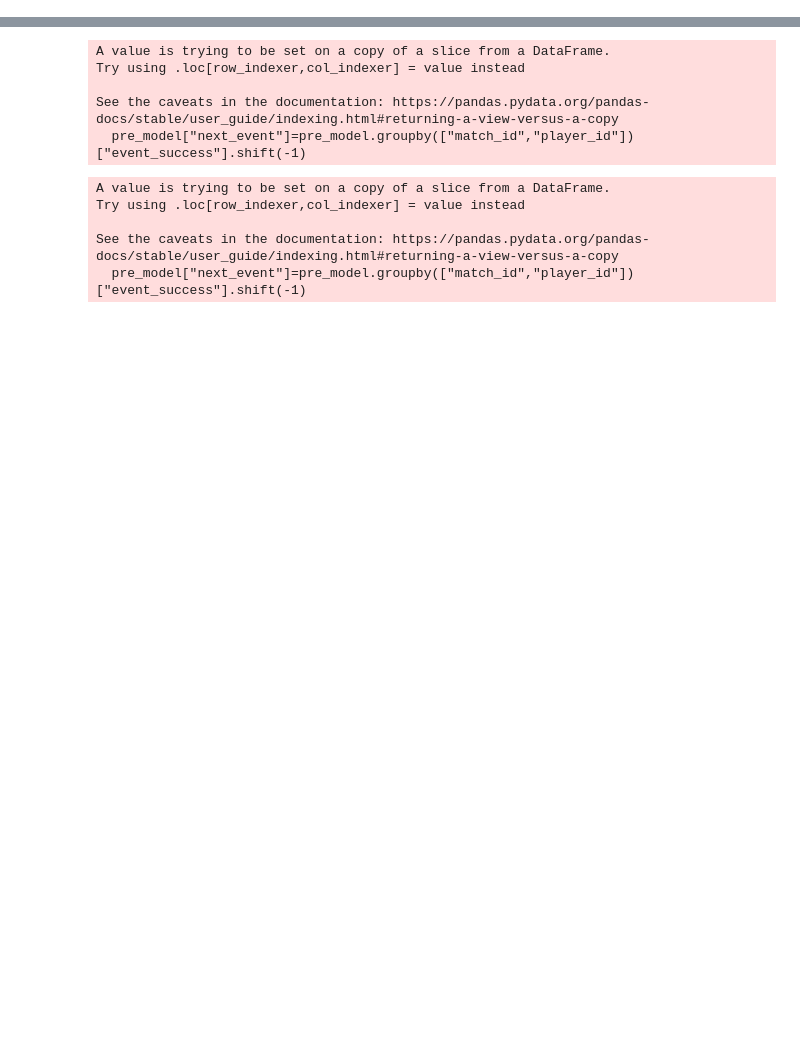
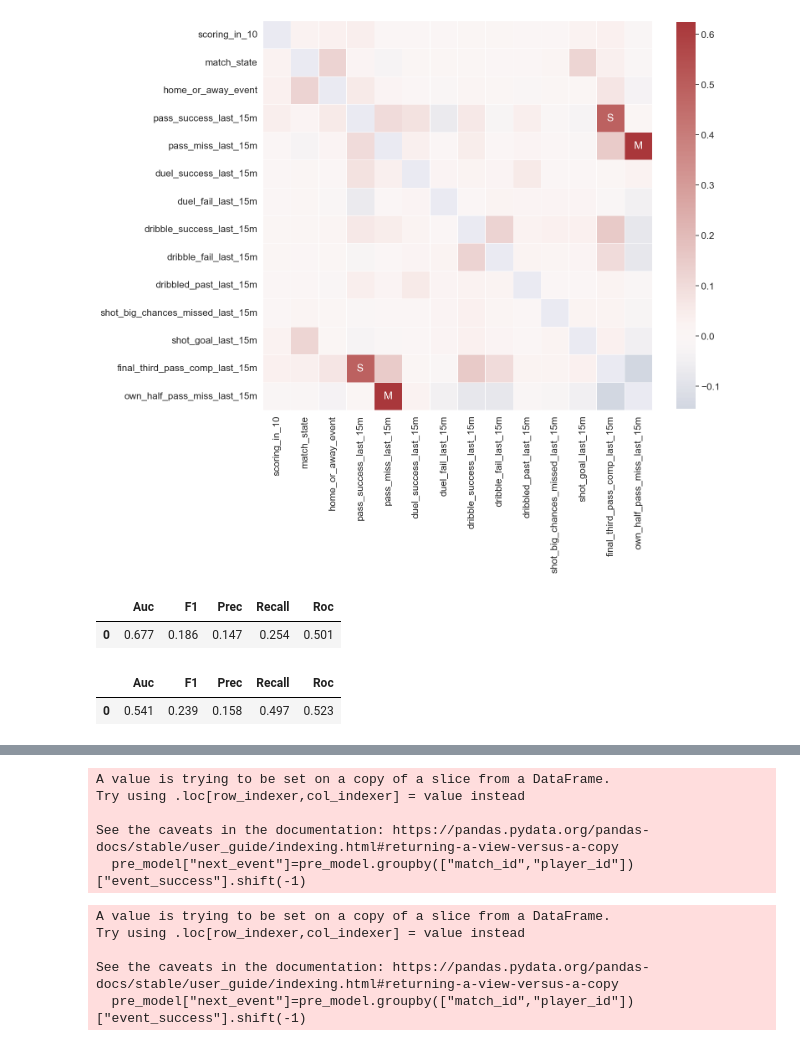
Before and after one commit to Kavdee/Diploma, a Jupyter notebook: dipterv_EDA.ipynb, the cells around one changed output, grey strips where cells are left out. Saved outputs shown, nothing was run; the diff lists cells and outputs as text; code cells hidden in the pictures; blank space fills up the shorter version.

```diff
--- a/dipterv_EDA.ipynb
+++ b/dipterv_EDA.ipynb
@@ -73,0 +340,2 @@ variables=['pass_success',"pass_miss","duel_success",'duel_fail','dribble_succes
+# %%
+model_scoring_15=df_15[df_15["minute"]>=5][scoring_model_cols_15].fillna(0)
@@ -73,0 +351,19 @@ variables=['pass_success',"pass_miss","duel_success",'duel_fail','dribble_succes
+# %%
+#Feature correlation
+
+# Computes feature correlation
+df_corr = model_scoring_15.corr(method="pearson")
+
+# Create labels for the correlation matrix
+labels = np.where(np.abs(df_corr)>0.75, "H",
+                  np.where(np.abs(df_corr)>0.5, "M",
+                           np.where(np.abs(df_corr)>0.25, "S", "")))
+
+# Plot correlation matrix
+plt.figure(figsize=(15, 15))
+sns.set(font_scale=1.5)
+sns.heatmap(df_corr, mask=np.eye(len(df_corr)), square=True,
+            center=0, annot=labels, fmt='', linewidths=.5,
+            cmap="vlag", cbar_kws={"shrink": 0.8},);
+# %% [output]
+[figure, added]
@@ -73,0 +373,12 @@ variables=['pass_success',"pass_miss","duel_success",'duel_fail','dribble_succes
+# %%
+model=RandomForestClassifier(class_weight=dict(enumerate(class_weights)))
+evaluate_model(model_scoring_15,model)
+# %% [output]
+|  | Auc | F1 | Prec | Recall | Roc |
+| 0 | 0.677 | 0.186 | 0.147 | 0.254 | 0.501 |
+# %%
+model=xgboost.XGBRFClassifier(scale_pos_weight=class_weights[1]/class_weights[0])
+evaluate_model(model_scoring_15,model)
+# %% [output]
+|  | Auc | F1 | Prec | Recall | Roc |
+| 0 | 0.541 | 0.239 | 0.158 | 0.497 | 0.523 |
```
Also changed, not shown: parts of 81 cells of this notebook.
